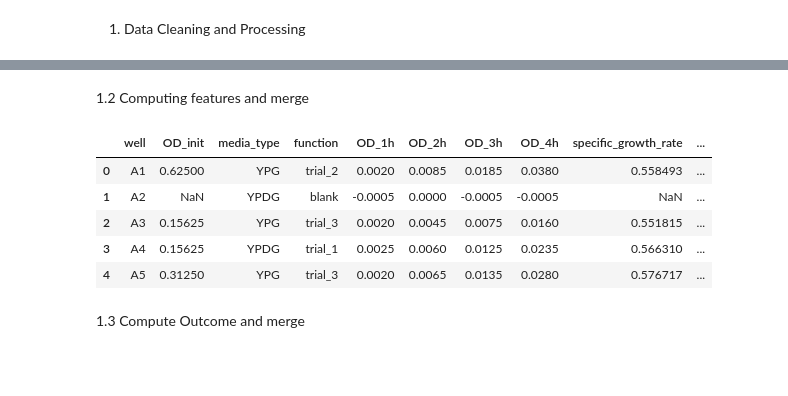
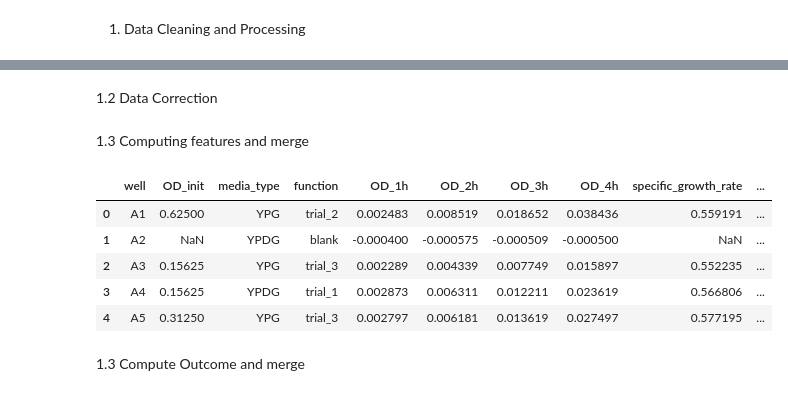
Before and after one commit to feixia2754/06642-Colab-Assignments, a Jupyter notebook: main.ipynb, the cells around one changed output, grey strips where cells are left out. Drawn from its saved outputs; the diff is of its cells as text; code cells hidden in the pictures; blank space fills up the shorter version.

Commit message:
data validity check and predictability check

```diff
--- a/main.ipynb
+++ b/main.ipynb
@@ -107,0 +117,2 @@ Noise reduction %  : 36.89966729158319
+# %% [markdown]
+1.2 Data Correction
@@ -108,5 +200,5 @@ Noise reduction %  : 36.89966729158319
 # %% [markdown]
-1.2 Computing features and merge
+1.3 Computing features and merge
 # %%
 '''
 OD_init: Initial optical density (OD) measurement at time 0 at 600nm
@@ -127,9 +219,9 @@ targets = [1.0,2.0, 3.0, 4.0]
 parts = []
 
 for t in targets:
-    tmp = abs_long.dropna(subset=["OD"]).copy()
+    tmp = abs_long.dropna(subset=["OD_smooth"]).copy()
     idx = tmp.assign(diff=(tmp["Time"] - t).abs()).groupby("well")["diff"].idxmin()
-    out = tmp.loc[idx, ["well", "OD"]].rename(columns={"OD": f"OD_{int(t)}h"})
+    out = tmp.loc[idx, ["well", "OD_smooth"]].rename(columns={"OD_smooth": f"OD_{int(t)}h"})
     parts.append(out)
 
 od_multi = parts[0]
@@ -238,38 +330,38 @@ auc_df = (
 
 df_merged = df_merged.merge(auc_df, on="well", how="left")
 
 # Merge curvature_4h
 def curvature_slope_diff(g):
     g = g.sort_values("Time")
     y = g["OD_smooth"]
     x = g["Time"]
 
     def slope_in_window(t0, t1):
         w = (x >= t0) & (x <= t1) & x.notna() & y.notna()
         if w.sum() < 3:
             return np.nan
         return np.polyfit(x[w].to_numpy(), y[w].to_numpy(), 1)[0]  # OD/hr
 
     m01 = slope_in_window(0, 2)
     m24 = slope_in_window(2, 4)
 
     if np.isfinite(m01) and np.isfinite(m24):
         return m24 - m01
     return np.nan
 curv_df = (
     abs_long.groupby("well")
     .apply(curvature_slope_diff)
     .reset_index(name="curvature_4h")
 )
 df_merged = df_merged.merge(curv_df, on="well", how="left")
 df_merged.head()
 # %% [output]
 |  | well | OD_init | media_type | function | OD_1h | OD_2h | OD_3h | OD_4h | specific_growth_rate | ... |
-| 0 | A1 | 0.62500 | YPG | trial_2 | 0.0020 | 0.0085 | 0.0185 | 0.0380 | 0.558493 | ... |
-| 1 | A2 | NaN | YPDG | blank | -0.0005 | 0.0000 | -0.0005 | -0.0005 | NaN | ... |
-| 2 | A3 | 0.15625 | YPG | trial_3 | 0.0020 | 0.0045 | 0.0075 | 0.0160 | 0.551815 | ... |
-| 3 | A4 | 0.15625 | YPDG | trial_1 | 0.0025 | 0.0060 | 0.0125 | 0.0235 | 0.566310 | ... |
-| 4 | A5 | 0.31250 | YPG | trial_3 | 0.0020 | 0.0065 | 0.0135 | 0.0280 | 0.576717 | ... |
+| 0 | A1 | 0.62500 | YPG | trial_2 | 0.002483 | 0.008519 | 0.018652 | 0.038436 | 0.559191 | ... |
+| 1 | A2 | NaN | YPDG | blank | -0.000400 | -0.000575 | -0.000509 | -0.000500 | NaN | ... |
+| 2 | A3 | 0.15625 | YPG | trial_3 | 0.002289 | 0.004339 | 0.007749 | 0.015897 | 0.552235 | ... |
+| 3 | A4 | 0.15625 | YPDG | trial_1 | 0.002873 | 0.006311 | 0.012211 | 0.023619 | 0.566806 | ... |
+| 4 | A5 | 0.31250 | YPG | trial_3 | 0.002797 | 0.006181 | 0.013619 | 0.027497 | 0.577195 | ... |
 # %% [markdown]
 1.3 Compute Outcome and merge
 # %%
```
Also changed, not shown: parts of 9 cells of this notebook.
